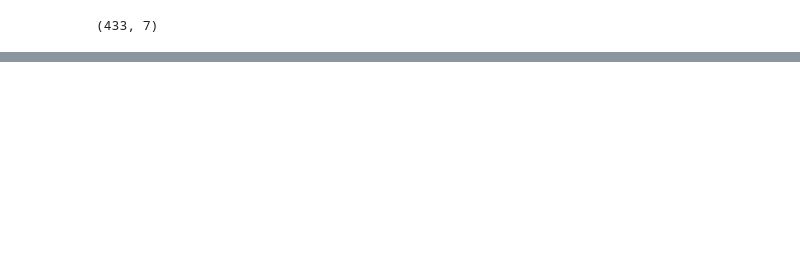
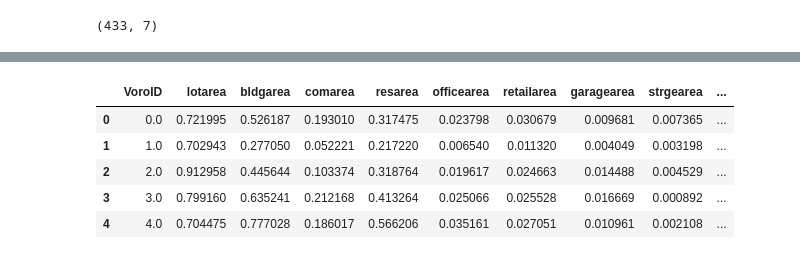
Before and after one commit to CUSPADS2022IBX/IBXRidership, a Jupyter notebook: merge_analysis.ipynb, the cells around one changed output, grey strips where cells are left out. Drawn from its saved outputs; the diff is of its cells as text; code cells hidden in the pictures; blank space fills up the shorter version.

```diff
--- a/merge_analysis.ipynb
+++ b/merge_analysis.ipynb
@@ -82,0 +128,20 @@ mg.to_csv('complex_centralities.csv')
+# %%
+pd.set_option('max_columns',None)
+att = pd.read_csv(r'C:\Users\Gabriel\OneDrive\CUSP\Spring 2022 Classes\ADS\IBX Project\IBXRidership\attributes_now_final.csv')
+att = att[['VoroID', 'lotarea', 'bldgarea',
+       'comarea', 'resarea', 'officearea', 'retailarea', 'garagearea',
+       'strgearea', 'factryarea', 'otherarea', 'numbldgs', 'numfloors',
+       'unitsres', 'unitstotal', 'assesstot', 'Total_pop_Num',
+       'housed_pop_Num', 'group_house_pop_num', 'industrial_pop_num',
+       'under18_num', 'hispanic_num', 'white_num',
+       'black_num', 'asian_num', 'other_num', 'multirace_num', 'total_houses',
+       'occupied_homes_num', 'vacant_homes_num','Bus_Stops', 'geometry', 'station_id',
+       'station_line', 'Complex ID', 'boro', 'lat', 'long']]
+att.head()
+# %% [output]
+|  | VoroID | lotarea | bldgarea | comarea | resarea | officearea | retailarea | garagearea | strgearea | ... |
+| 0 | 0.0 | 0.721995 | 0.526187 | 0.193010 | 0.317475 | 0.023798 | 0.030679 | 0.009681 | 0.007365 | ... |
+| 1 | 1.0 | 0.702943 | 0.277050 | 0.052221 | 0.217220 | 0.006540 | 0.011320 | 0.004049 | 0.003198 | ... |
+| 2 | 2.0 | 0.912958 | 0.445644 | 0.103374 | 0.318764 | 0.019617 | 0.024663 | 0.014488 | 0.004529 | ... |
+| 3 | 3.0 | 0.799160 | 0.635241 | 0.212168 | 0.413264 | 0.025066 | 0.025528 | 0.016669 | 0.000892 | ... |
+| 4 | 4.0 | 0.704475 | 0.777028 | 0.186017 | 0.566206 | 0.035161 | 0.027051 | 0.010961 | 0.002108 | ... |
```
Also changed, not shown: parts of 25 cells of this notebook, 1 other file.
